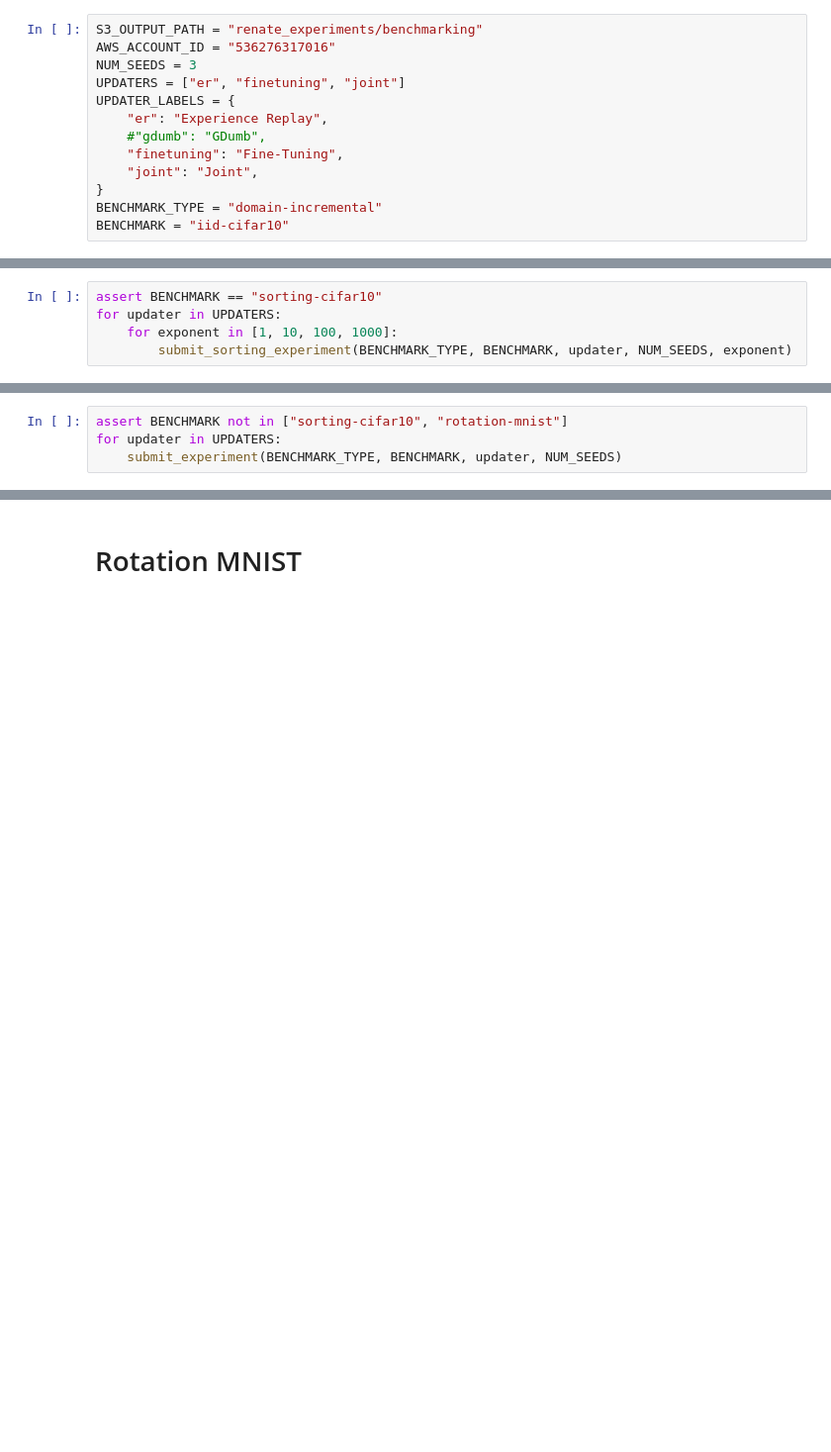
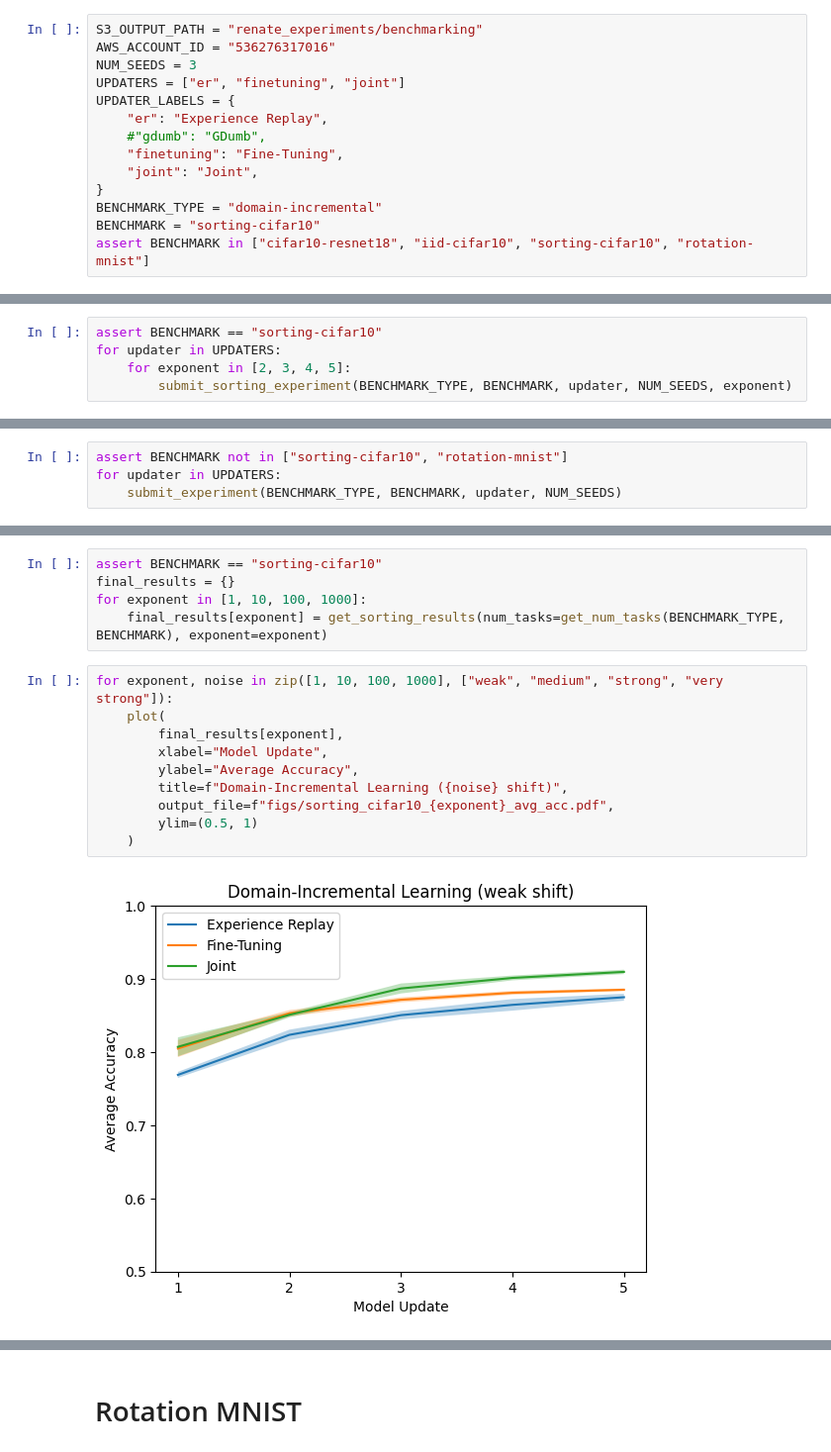
Before and after one commit to awslabs/Renate, a Jupyter notebook: benchmarking.ipynb, the cells around one changed output, grey strips where cells are left out. Shown at 99% size. Saved outputs shown, nothing was run; the diff lists cells and outputs as text; blank space fills up the shorter version.

```diff
--- a/benchmarking.ipynb
+++ b/benchmarking.ipynb
@@ -12,7 +12,8 @@ UPDATER_LABELS = {
     "joint": "Joint",
 }
 BENCHMARK_TYPE = "domain-incremental"
-BENCHMARK = "iid-cifar10"
+BENCHMARK = "sorting-cifar10"
+assert BENCHMARK in ["cifar10-resnet18", "iid-cifar10", "sorting-cifar10", "rotation-mnist"]
 # %% [markdown]
 # Definitions
 # %%
@@ -209,7 +242,7 @@ def plot_time(plot_results, xlabel, ylabel, title, output_file):
 # %%
 assert BENCHMARK == "sorting-cifar10"
 for updater in UPDATERS:
-    for exponent in [1, 10, 100, 1000]:
+    for exponent in [2, 3, 4, 5]:
         submit_sorting_experiment(BENCHMARK_TYPE, BENCHMARK, updater, NUM_SEEDS, exponent)
 # %%
 assert BENCHMARK == "rotation-mnist"
@@ -244,0 +258,17 @@ plt.legend()
+# %%
+assert BENCHMARK == "sorting-cifar10"
+final_results = {}
+for exponent in [1, 10, 100, 1000]:
+    final_results[exponent] = get_sorting_results(num_tasks=get_num_tasks(BENCHMARK_TYPE, BENCHMARK), exponent=exponent)
+# %%
+for exponent, noise in zip([1, 10, 100, 1000], ["weak", "medium", "strong", "very strong"]):
+    plot(
+        final_results[exponent],
+        xlabel="Model Update",
+        ylabel="Average Accuracy",
+        title=f"Domain-Incremental Learning ({noise} shift)",
+        output_file=f"figs/sorting_cifar10_{exponent}_avg_acc.pdf",
+        ylim=(0.5, 1)
+    )
+# %% [output]
+[figure, added]
```
Also changed, not shown: parts of 16 cells of this notebook.
